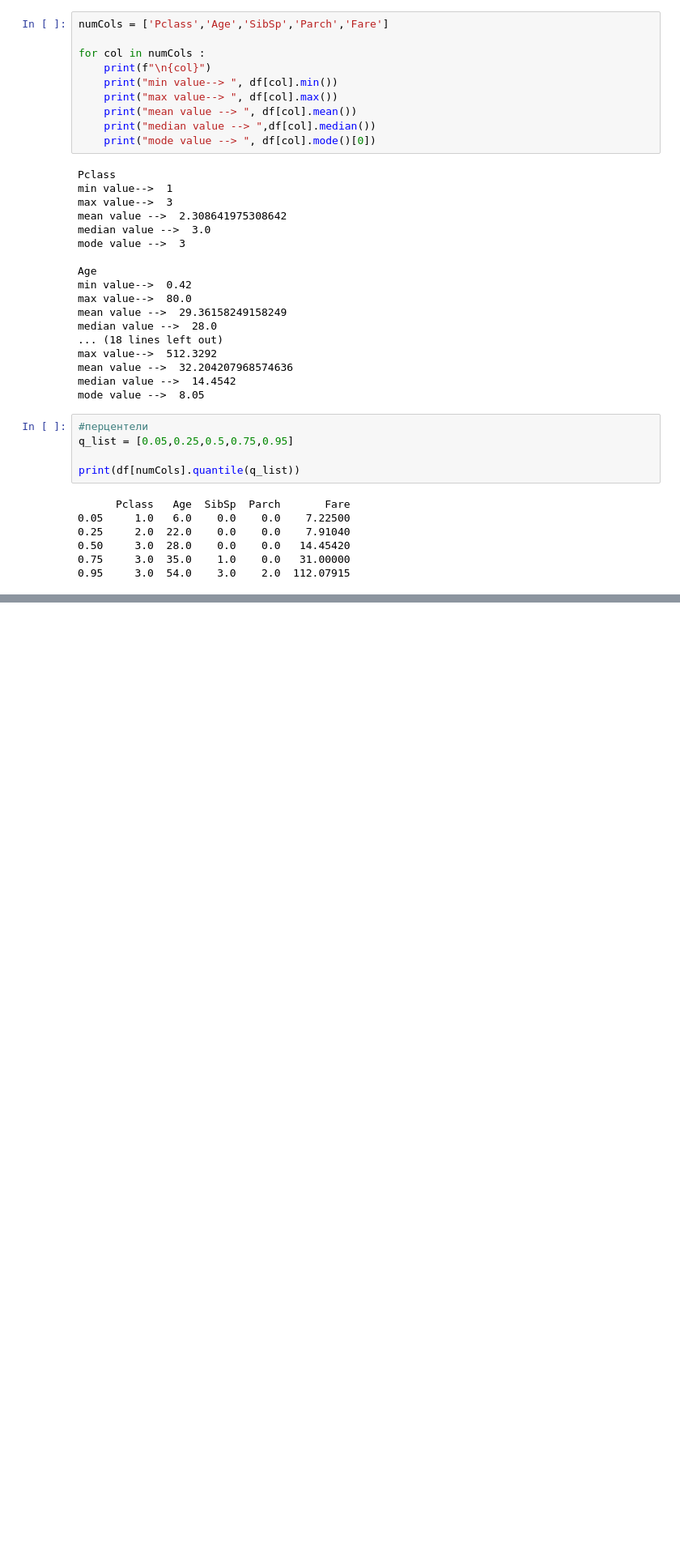
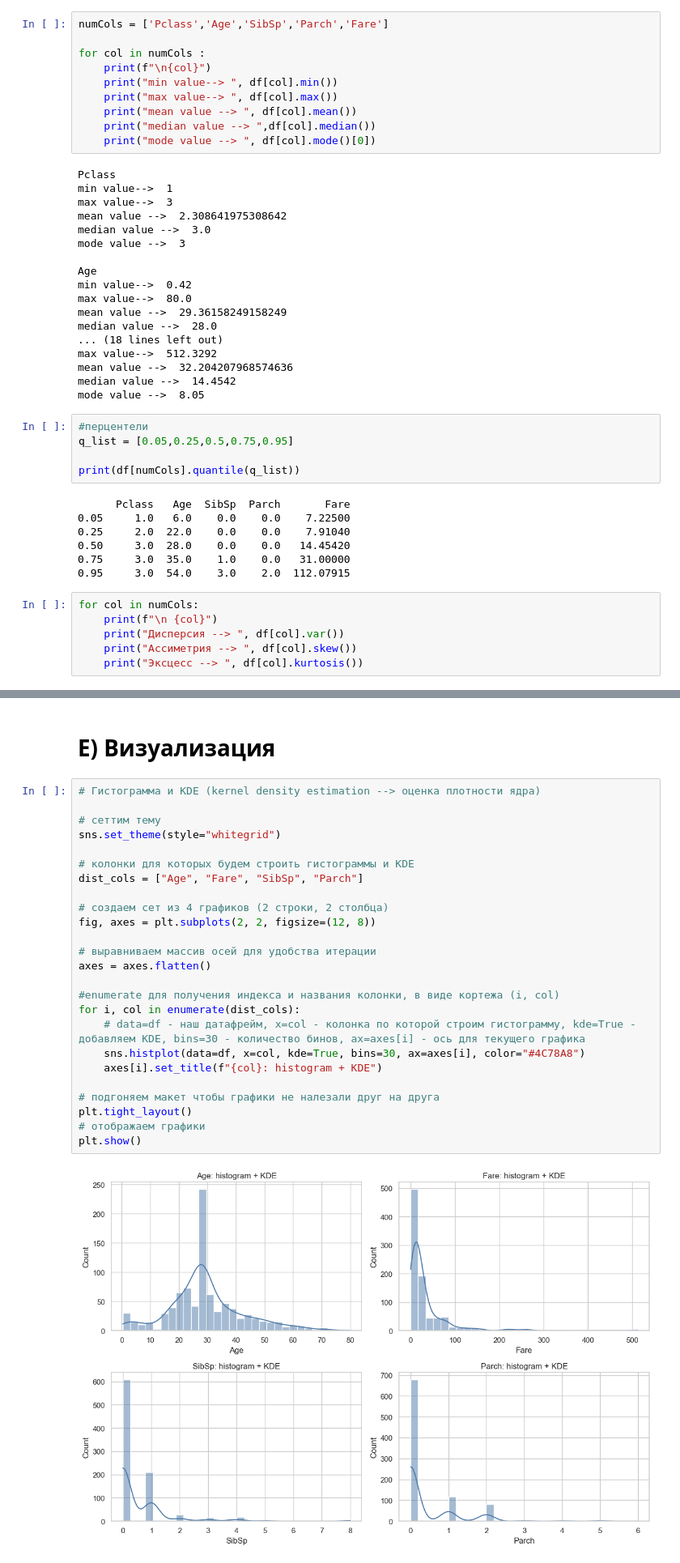
Before and after one commit to vladgulchenko/ml-homeworks, a Jupyter notebook: hw02_eda/hw02_eda.ipynb, the cells around one changed output, grey strips where cells are left out. Shown at 81% size. Cells and saved outputs as stored; diff of their text form; blank space fills up the shorter version.

```diff
--- a/hw02_eda/hw02_eda.ipynb
+++ b/hw02_eda/hw02_eda.ipynb
@@ -172,3 +175,9 @@ print(df[numCols].quantile(q_list))
 0.50     3.0  28.0    0.0    0.0   14.45420
 0.75     3.0  35.0    1.0    0.0   31.00000
 0.95     3.0  54.0    3.0    2.0  112.07915
+# %%
+for col in numCols:
+    print(f"\n {col}")
+    print("Дисперсия --> ", df[col].var())
+    print("Ассиметрия --> ", df[col].skew())
+    print("Эксцесс --> ", df[col].kurtosis())
@@ -174,0 +273,29 @@ print(df[numCols].quantile(q_list))
+# %% [markdown]
+# E) Визуализация
+# %%
+# Гистограмма и KDE (kernel density estimation --> оценка плотности ядра)
+
+# сеттим тему
+sns.set_theme(style="whitegrid")
+
+# колонки для которых будем строить гистограммы и KDE
+dist_cols = ["Age", "Fare", "SibSp", "Parch"]
+
+# создаем сет из 4 графиков (2 строки, 2 столбца)
+fig, axes = plt.subplots(2, 2, figsize=(12, 8))
+
+# выравниваем массив осей для удобства итерации
+axes = axes.flatten()
+
+#enumerate для получения индекса и названия колонки, в виде кортежа (i, col)
+for i, col in enumerate(dist_cols):
+    # data=df - наш датафрейм, x=col - колонка по которой строим гистограмму, kde=True - добавляем KDE, bins=30 - количество бинов, ax=axes[i] - ось для текущего графика
+    sns.histplot(data=df, x=col, kde=True, bins=30, ax=axes[i], color="#4C78A8")
+    axes[i].set_title(f"{col}: histogram + KDE")
+
+# подгоняем макет чтобы графики не налезали друг на друга
+plt.tight_layout()
+# отображаем графики
+plt.show()
+# %% [output]
+[figure, added]
```
Also changed, not shown: parts of 13 cells of this notebook.
